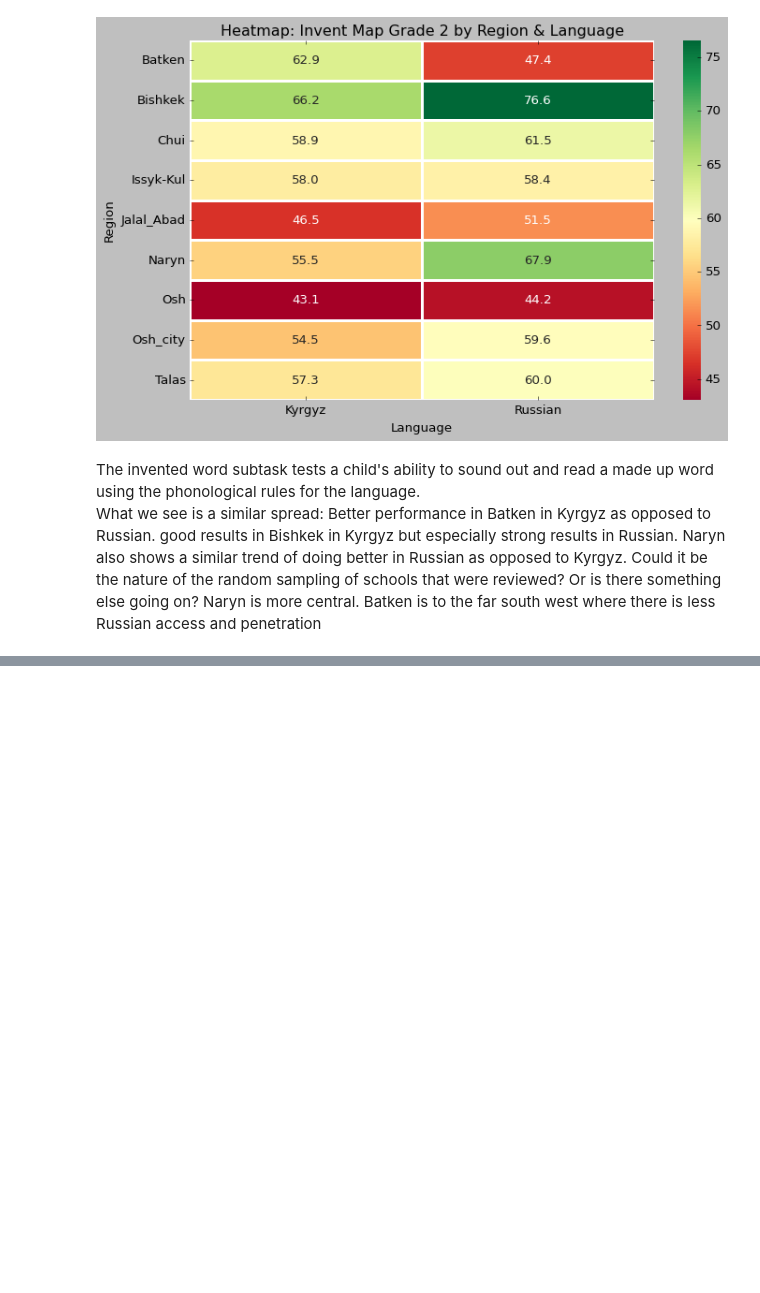
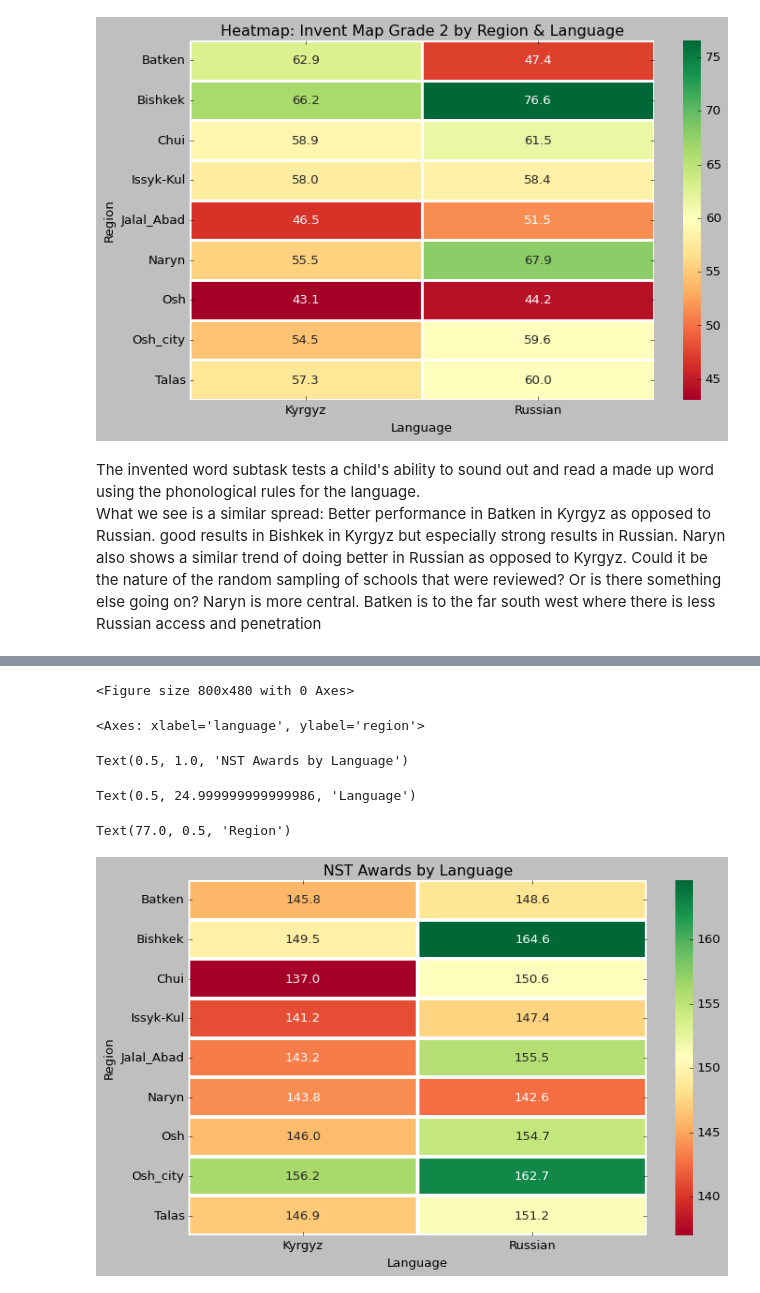
Before and after one commit to Jonchyk/Vis, a Jupyter notebook: PS2_vis_.ipynb, the cells around one changed output, grey strips where cells are left out. Drawn from its saved outputs; the diff is of its cells as text; code cells hidden in the pictures; blank space fills up the shorter version.

```diff
--- a/PS2_vis_.ipynb
+++ b/PS2_vis_.ipynb
@@ -1034,0 +1053,3 @@ Naryn also shows a similar trend of doing better in Russian as opposed to Kyrgyz
+# %%
+nstdata = ps3.groupby(['region', 'language']).agg({'Award_average': 'mean'}).reset_index()
+nstdata
@@ -1034,0 +1074,19 @@ Naryn also shows a similar trend of doing better in Russian as opposed to Kyrgyz
+# %%
+nstpiv=nstdata.pivot(
+      index='region',
+      columns='language',
+      values='Award_average'
+)
+plt.figure(figsize=(10,6))
+sns.heatmap(nstpiv, annot=True, cmap='RdYlGn', fmt=".1f", linewidths=2)
+plt.title("NST Awards by Language")
+plt.xlabel("Language")
+plt.ylabel("Region")
+plt.show()
+# %% [output]
+<Figure size 800x480 with 0 Axes>
+<Axes: xlabel='language', ylabel='region'>
+Text(0.5, 1.0, 'NST Awards by Language')
+Text(0.5, 24.999999999999986, 'Language')
+Text(77.0, 0.5, 'Region')
+[figure, added]
```
Also changed, not shown: parts of 16 cells of this notebook.
